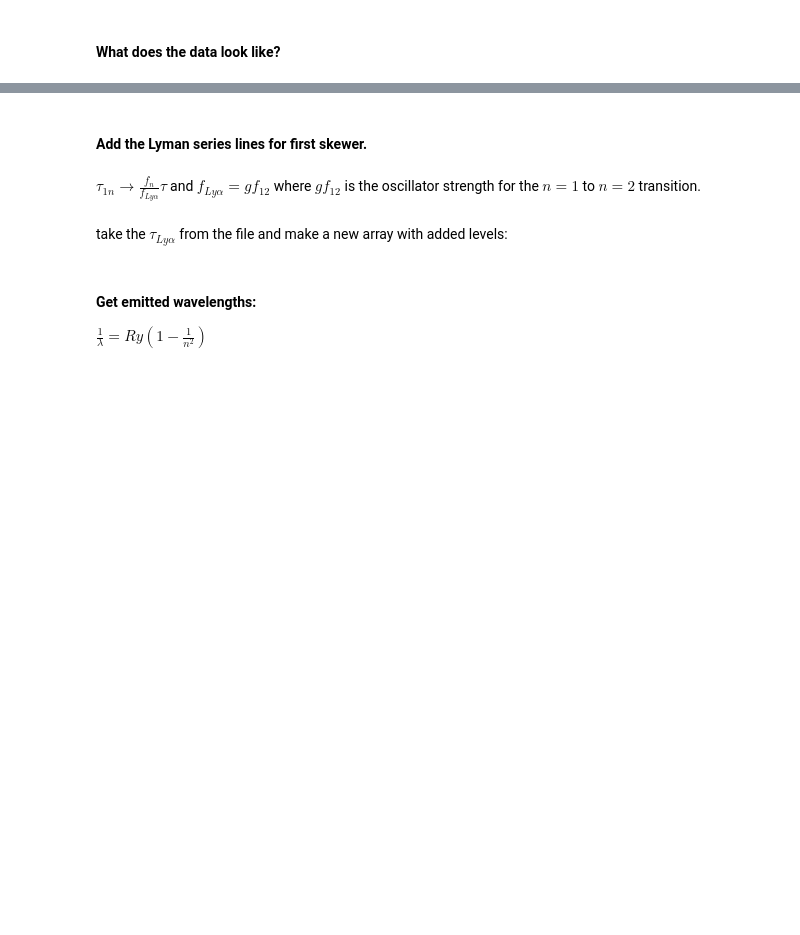
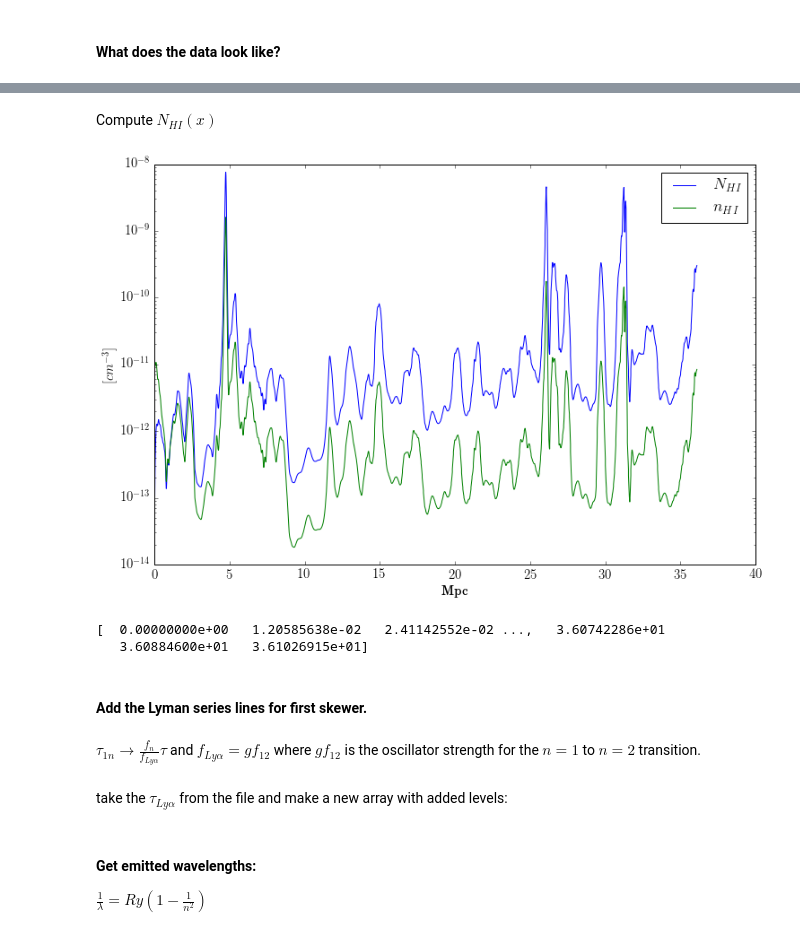
Before and after one commit to mattcwilde/Lyman-Forest, a Jupyter notebook: lyman-forest.ipynb, the cells around one changed output, grey strips where cells are left out. Cells and saved outputs as stored; diff of their text form; code cells hidden in the pictures; blank space fills up the shorter version.

```diff
--- a/lyman-forest.ipynb
+++ b/lyman-forest.ipynb
@@ -102,0 +112,22 @@ print lam_obs(v,1216).min() - lam_obs(v,1216).max()
+# %% [markdown]
+Compute $N_{HI}(x)$
+# %%
+q0 = -0.55
+proper_d = (v/70.)*(1 - (1+q0)/2 * v/c)
+
+NHI = nHI*proper_d
+
+plt.figure(figsize=(12,8))
+plt.semilogy(proper_d, NHI, label=r'$N_{HI}$')
+#plt.semilogy(v/70., nHI)
+plt.semilogy(proper_d, nHI, label=r'$n_{HI}$')
+plt.xlabel('Mpc')
+plt.ylabel(r'$[cm^{-3}]$')
+plt.legend()
+plt.show()
+
+print proper_d
+# %% [output]
+[figure, added]
+[  0.00000000e+00   1.20585638e-02   2.41142552e-02 ...,   3.60742286e+01
+   3.60884600e+01   3.61026915e+01]
```
Also changed, not shown: parts of 72 cells of this notebook, 10 other files.
